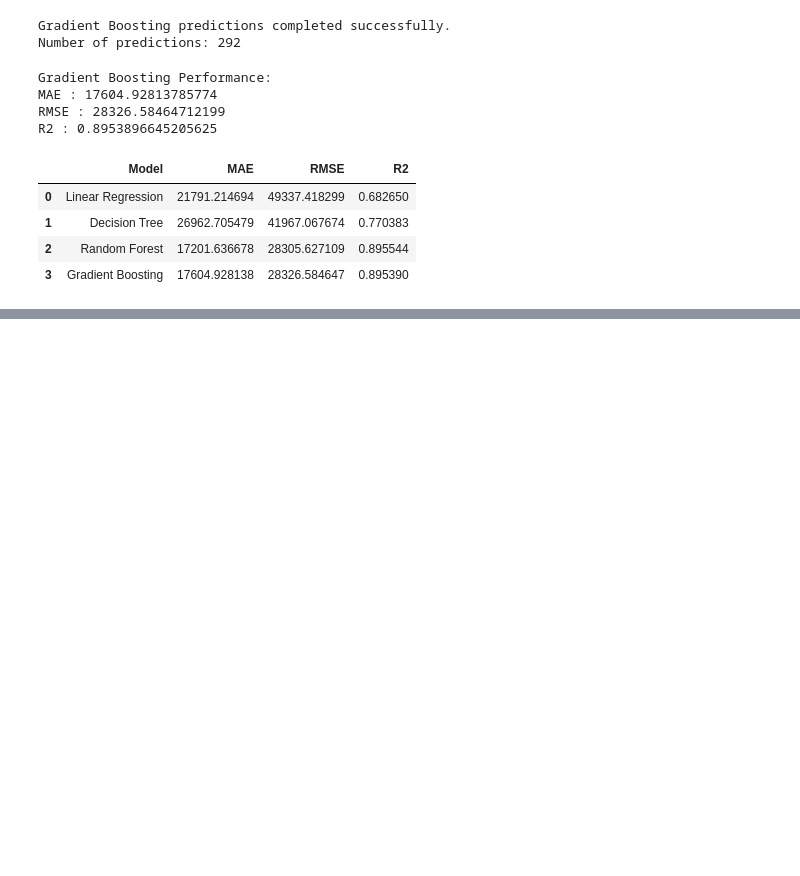
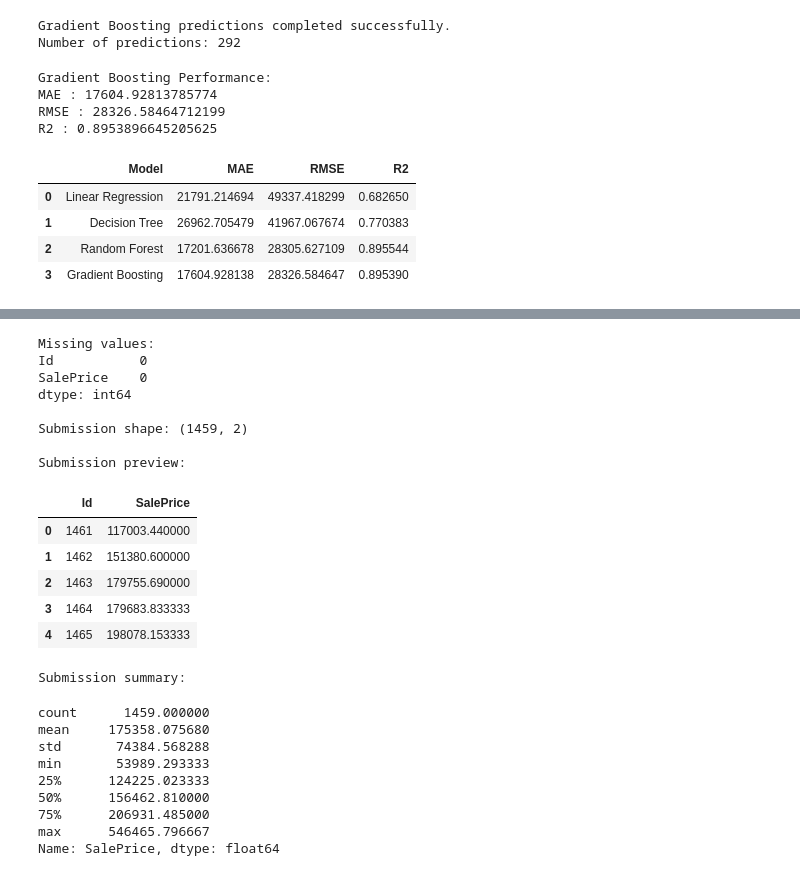
Before and after one commit to pawarsakshi6080-cloud/house-price-prediction-, a Jupyter notebook: notebook/house_price_prediction.ipynb, the cells around one changed output, grey strips where cells are left out. Saved outputs shown, nothing was run; the diff lists cells and outputs as text; code cells hidden in the pictures; blank space fills up the shorter version.

```diff
--- a/notebook/house_price_prediction.ipynb
+++ b/notebook/house_price_prediction.ipynb
@@ -1358,0 +1478,33 @@ display(results)
+# %%
+print("Missing values:")
+print(submission.isna().sum())
+print("\nSubmission shape:",submission.shape)
+print("\nSubmission preview:")
+display(submission.head())
+print("\nSubmission summary:")
+display(submission['SalePrice'].describe())
+# %% [output]
+Missing values:
+Id           0
+SalePrice    0
+dtype: int64
+
+Submission shape: (1459, 2)
+
+Submission preview:
+|  | Id | SalePrice |
+| 0 | 1461 | 117003.440000 |
+| 1 | 1462 | 151380.600000 |
+| 2 | 1463 | 179755.690000 |
+| 3 | 1464 | 179683.833333 |
+| 4 | 1465 | 198078.153333 |
+Submission summary:
+count      1459.000000
+mean     175358.075680
+std       74384.568288
+min       53989.293333
+25%      124225.023333
+50%      156462.810000
+75%      206931.485000
+max      546465.796667
+Name: SalePrice, dtype: float64
```
Also changed, not shown: parts of 11 cells of this notebook, 2 other files.
